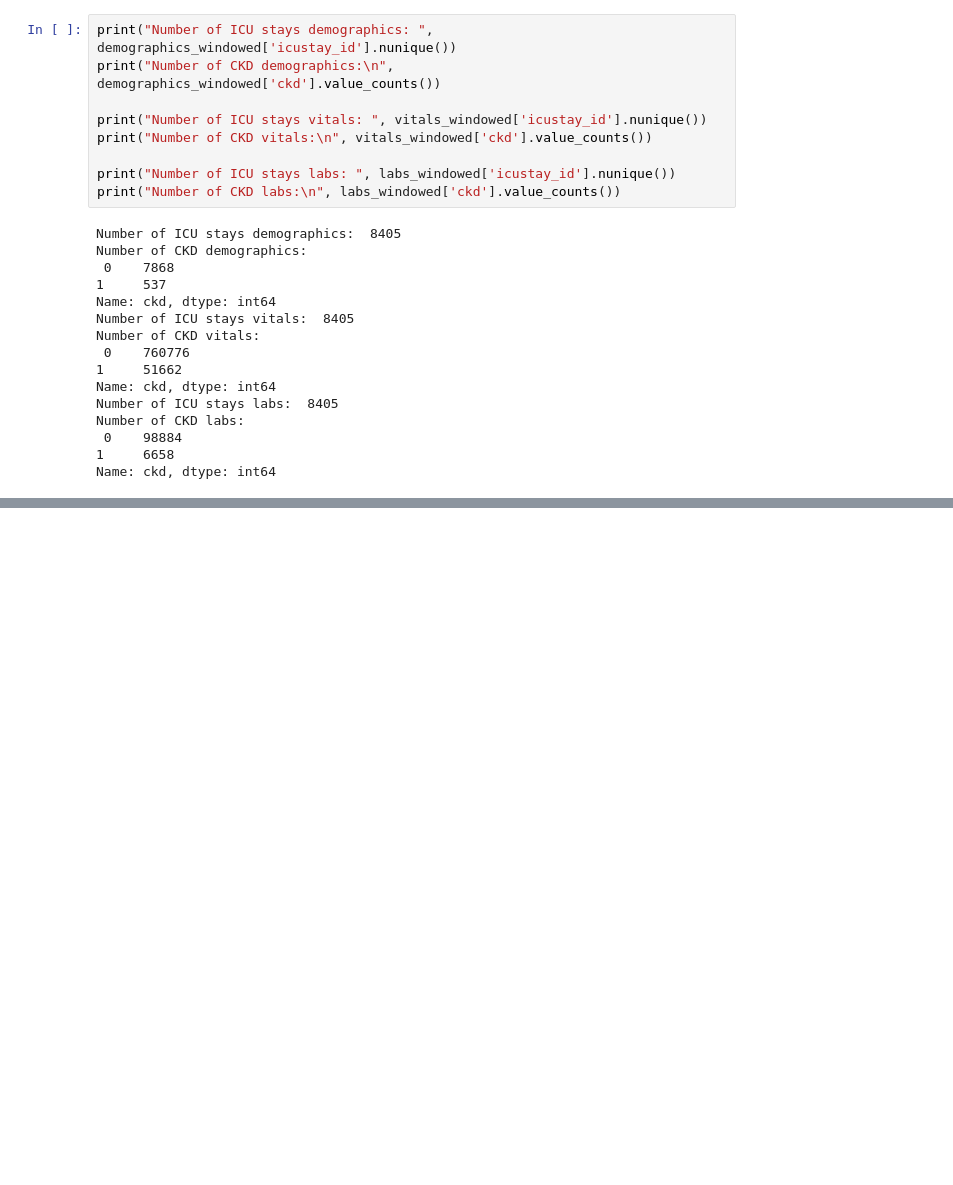
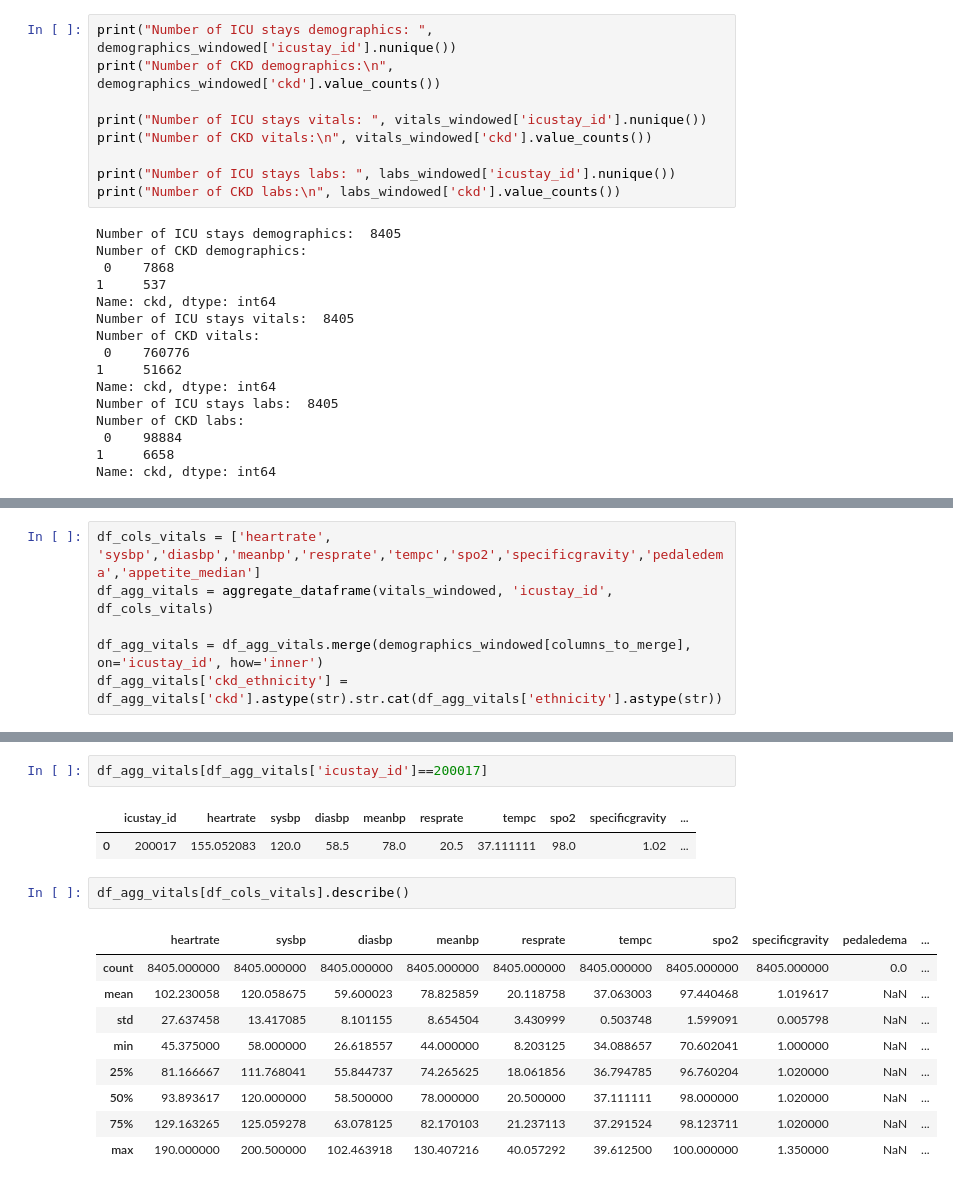
Before and after one commit to navikannur/CKD_Multimodal_Thesis, a Jupyter notebook: Thesis_Main.ipynb, the cells around one changed output, grey strips where cells are left out. Drawn from its saved outputs; the diff is of its cells as text; blank space fills up the shorter version.

```diff
--- a/Thesis_Main.ipynb
+++ b/Thesis_Main.ipynb
@@ -404,0 +415,6 @@ Name: ckd, dtype: int64
+# %%
+df_cols_vitals = ['heartrate', 'sysbp','diasbp','meanbp','resprate','tempc','spo2','specificgravity','pedaledema','appetite_median']
+df_agg_vitals = aggregate_dataframe(vitals_windowed, 'icustay_id', df_cols_vitals)
+
+df_agg_vitals = df_agg_vitals.merge(demographics_windowed[columns_to_merge], on='icustay_id', how='inner')
+df_agg_vitals['ckd_ethnicity'] = df_agg_vitals['ckd'].astype(str).str.cat(df_agg_vitals['ethnicity'].astype(str))
@@ -404,0 +427,17 @@ Name: ckd, dtype: int64
+# %%
+df_agg_vitals[df_agg_vitals['icustay_id']==200017]
+# %% [output]
+|  | icustay_id | heartrate | sysbp | diasbp | meanbp | resprate | tempc | spo2 | specificgravity | ... |
+| 0 | 200017 | 155.052083 | 120.0 | 58.5 | 78.0 | 20.5 | 37.111111 | 98.0 | 1.02 | ... |
+# %%
+df_agg_vitals[df_cols_vitals].describe()
+# %% [output]
+|  | heartrate | sysbp | diasbp | meanbp | resprate | tempc | spo2 | specificgravity | pedaledema | ... |
+| count | 8405.000000 | 8405.000000 | 8405.000000 | 8405.000000 | 8405.000000 | 8405.000000 | 8405.000000 | 8405.000000 | 0.0 | ... |
+| mean | 102.230058 | 120.058675 | 59.600023 | 78.825859 | 20.118758 | 37.063003 | 97.440468 | 1.019617 | NaN | ... |
+| std | 27.637458 | 13.417085 | 8.101155 | 8.654504 | 3.430999 | 0.503748 | 1.599091 | 0.005798 | NaN | ... |
+| min | 45.375000 | 58.000000 | 26.618557 | 44.000000 | 8.203125 | 34.088657 | 70.602041 | 1.000000 | NaN | ... |
+| 25% | 81.166667 | 111.768041 | 55.844737 | 74.265625 | 18.061856 | 36.794785 | 96.760204 | 1.020000 | NaN | ... |
+| 50% | 93.893617 | 120.000000 | 58.500000 | 78.000000 | 20.500000 | 37.111111 | 98.000000 | 1.020000 | NaN | ... |
+| 75% | 129.163265 | 125.059278 | 63.078125 | 82.170103 | 21.237113 | 37.291524 | 98.123711 | 1.020000 | NaN | ... |
+| max | 190.000000 | 200.500000 | 102.463918 | 130.407216 | 40.057292 | 39.612500 | 100.000000 | 1.350000 | NaN | ... |
```
Also changed, not shown: parts of 11 cells of this notebook.
